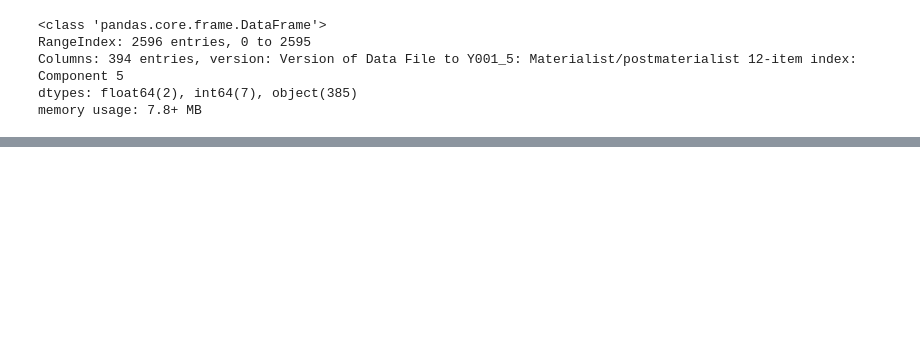
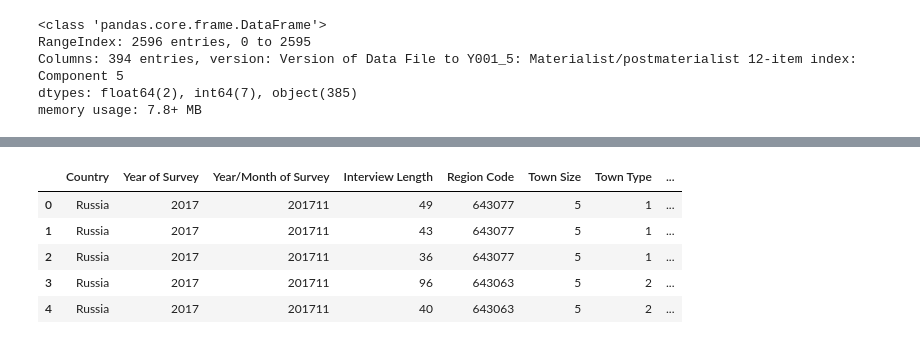
Before and after one commit to IndraNandagopal/ETL-World-Value-Survey-Data, a Jupyter notebook: project2.ipynb, the cells around one changed output, grey strips where cells are left out. Saved outputs shown, nothing was run; the diff lists cells and outputs as text; code cells hidden in the pictures; blank space fills up the shorter version.

```diff
--- a/project2.ipynb
+++ b/project2.ipynb
@@ -208,0 +265,17 @@ Political_Participation_DF.head()
+# %%
+Russia_WVS_2017_Data_New = Russia_WVS_2017_Data_New.rename(columns={
+'A_YEAR: Year of survey': 'Year of Survey',
+'FW_START: Year/month of start-fieldwork': 'Year/Month of Survey',
+'N_REGION_ISO: Region ISO 3166-2': 'Region Code',
+'G_TOWNSIZE2: Settlement size_5 groups': 'Town Size',
+'K_DURATION: Total length of interview [minutes]': 'Interview Length',
+'H_SETTLEMENT: Settlement type': 'Town Type',
+'G_TOWNSIZE2: Settlement size_5 groups': 'Town Size',
+'H_SETTLEMENT: Settlement type': 'Town Type',
+'H_URBRURAL: Urban-Rural': 'Urban/Rural',
+'S_INTLANGUAGE: Language in which interview was conducted': 'Language of Survey',
+'E_RESPINT: Respondent interested during the interview': 'Respondent Interest'
+})
+# %%
+# Adding Country column in the same format as the US Data
+Russia_WVS_2017_Data_New.insert(0, 'Country', 'Russia')
@@ -208,0 +292,33 @@ Political_Participation_DF.head()
+# %%
+# Creating one DataFrame that contains questions relating to social values
+Russia_social_values_DF = Russia_WVS_2017_Data_New[[
+    'Country',
+    'Year of Survey',
+    'Year/Month of Survey',
+    'Interview Length',
+    'Region Code',
+    'Town Size',
+    'Town Type',
+    'Urban/Rural',
+    'Language of Survey',
+    'Respondent Interest',
+    'Q7: Important child qualities: good manners',
+    'Q8: Important child qualities: independence',
+    'Q9: Important child qualities: hard work',
+    'Q10: Important child qualities: feeling of responsibility',
+    'Q11: Important child qualities: imagination',
+    'Q12: Important child qualities: tolerance and respect for other people',
+    'Q13: Important child qualities: thrift saving money and things',
+    'Q14: Important child qualities: determination perseverance',
+    'Q15: Important child qualities: religious faith',
+    'Q16: Important child qualities: unselfishness',
+    'Q17: Important child qualities: obedience']]
+
+Russia_social_values_DF.head()
+# %% [output]
+|  | Country | Year of Survey | Year/Month of Survey | Interview Length | Region Code | Town Size | Town Type | ... |
+| 0 | Russia | 2017 | 201711 | 49 | 643077 | 5 | 1 | ... |
+| 1 | Russia | 2017 | 201711 | 43 | 643077 | 5 | 1 | ... |
+| 2 | Russia | 2017 | 201711 | 36 | 643077 | 5 | 1 | ... |
+| 3 | Russia | 2017 | 201711 | 96 | 643063 | 5 | 2 | ... |
+| 4 | Russia | 2017 | 201711 | 40 | 643063 | 5 | 2 | ... |
```
Also changed, not shown: parts of 28 cells of this notebook, 2 other files.
